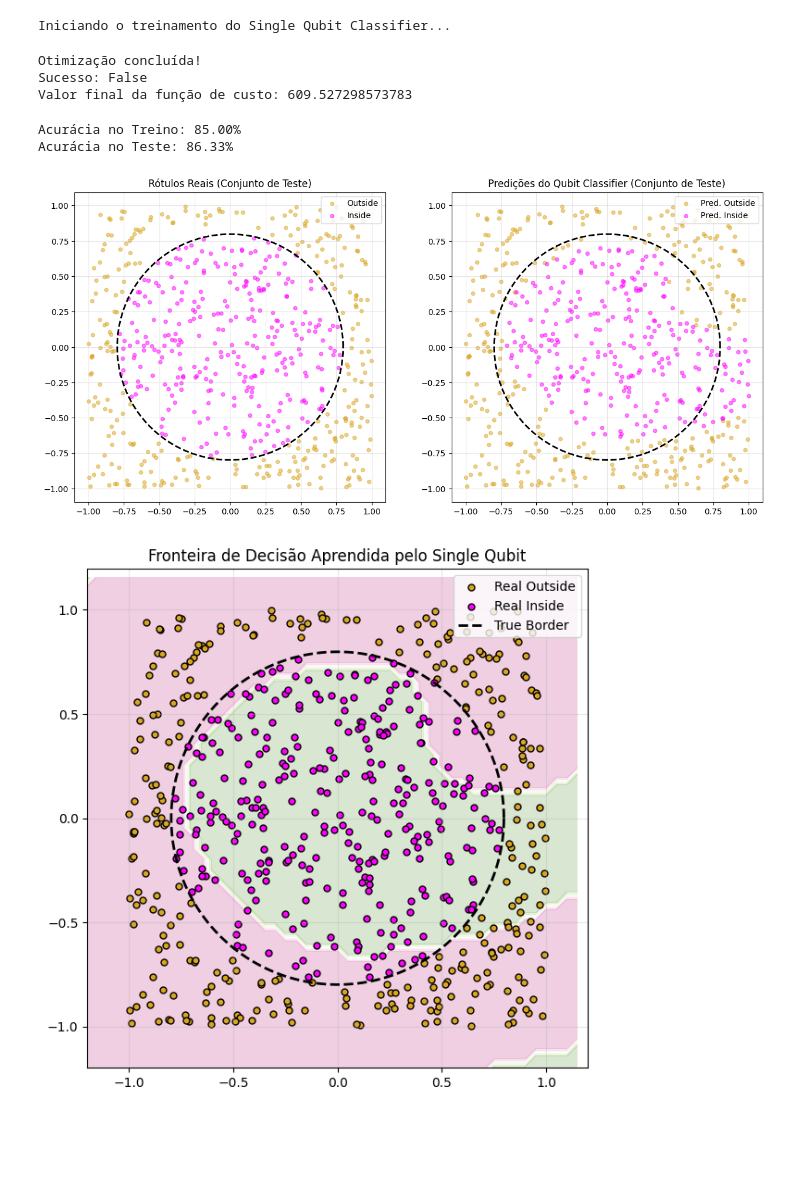
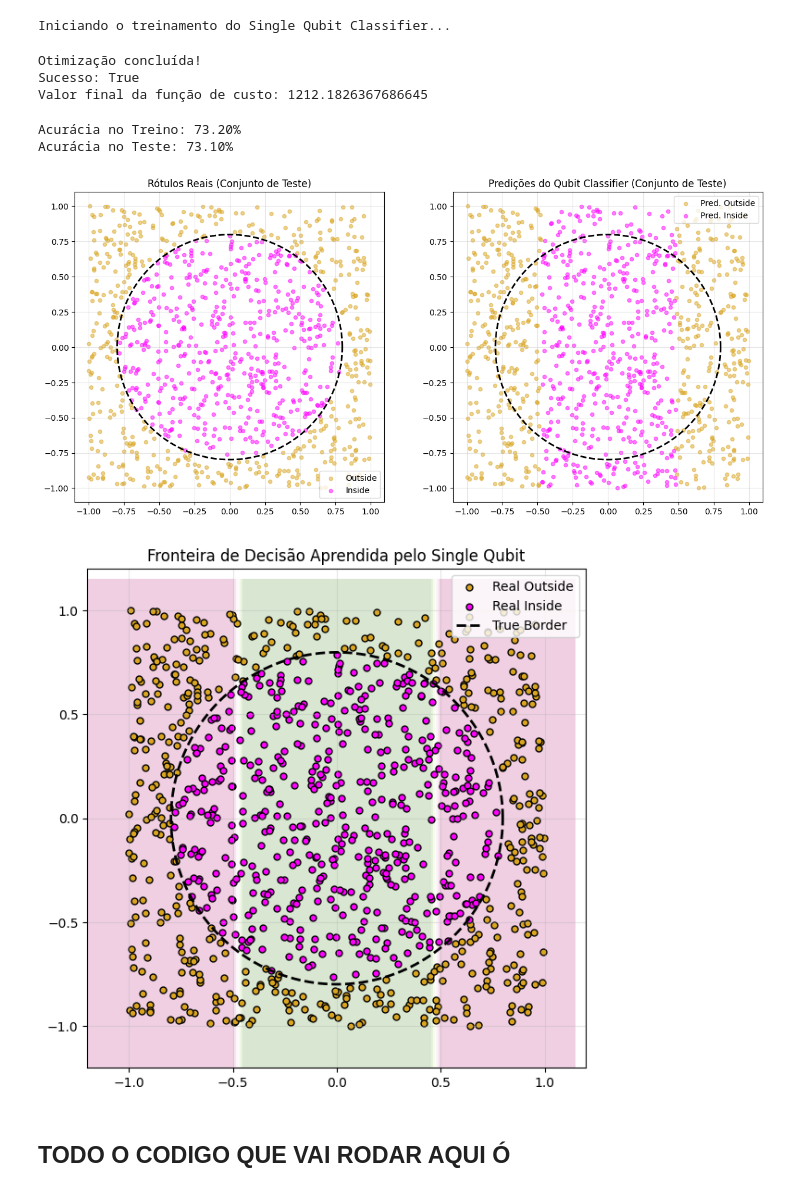
Before and after one commit to melissanespeque/data-reuploading-classifier, a Jupyter notebook: testqbit.ipynb, the cells around one changed output. Saved outputs shown, nothing was run; the diff lists cells and outputs as text; code cells hidden in the pictures; blank space fills up the shorter version.

```diff
--- a/testqbit.ipynb
+++ b/testqbit.ipynb
@@ -22,3 +22,6 @@ from datasets import circle, plot_circle
 [figure]
 # %%
 data, (centers, radii) = circle(samples=3000, random_seed=42)
+# %%
+for i in range(3):
+    print(f"Amostra {i}: {data[i][0]} → Label: {data[i][1]}")
@@ -25,6 +32,6 @@ data, (centers, radii) = circle(samples=3000, random_seed=42)
 # %%
 #Train/test split
-data, (centers, radii) = circle(samples=3000, random_seed=42)
+data, (centers, radii) = circle(samples=5000, random_seed=42)
 x = np.array([i[0] for i in data])
 y = np.array([i[1] for i in data])
 
@@ -58,7 +65,7 @@ from single_qubit import (single_qubit_params, pack_params, representatives,
                           single_cost_function, single_unpack_params, single_qubit_predict)
 # %%
 # 1. Configurações do Modelo Quântico
-n_layers = 6      # Número de camadas do circuito quântico (ansatz)
+n_layers = 1    # Número de camadas do circuito quântico (ansatz)
 n_classes = 2     # Classificação binária (dentro ou fora do círculo)
 qubits_lab = 1    # Estamos usando um único qubit
 # %%
@@ -81,8 +88,8 @@ Iniciando o treinamento do Single Qubit Classifier...
 result = minimize(
     fun=single_cost_function,
     x0=initial_params,
-    args=(X_train_padded, y_train, n_layers, n_classes, reprs),
-    method='COBYLA',  # Método baseado em regiões de confiança, excelente para otimização sem derivadas (Gradient-Free)
+    args=(x_train, y_train, n_layers, n_classes, reprs),
+    method='L-BFGS-B',  # Método baseado em regiões de confiança, excelente para otimização sem derivadas (Gradient-Free)
     options={'maxiter': 200}  # Limite de iterações para testar o comportamento
 )
 # %%
@@ -95,13 +102,13 @@ print(f"Sucesso: {result.success}")
 print(f"Valor final da função de custo: {result.fun}")
 # %% [output]
 Otimização concluída!
-Sucesso: False
-Valor final da função de custo: 609.527298573783
+Sucesso: True
+Valor final da função de custo: 1212.1826367686645
 # %%
 # 6. Avaliação do Modelo (Predição)
 # Usando os parâmetros otimizados para prever as classes no conjunto de teste
-y_pred_train = single_qubit_predict(X_train_padded, n_layers, n_classes, theta_opt, w_opt, reprs)
-y_pred_test = single_qubit_predict(X_test_padded, n_layers, n_classes, theta_opt, w_opt, reprs)
+y_pred_train = single_qubit_predict(x_train, n_layers, n_classes, theta_opt, w_opt, reprs)
+y_pred_test = single_qubit_predict(x_test, n_layers, n_classes, theta_opt, w_opt, reprs)
 
 # Calcular a acurácia
 acc_train = accuracy_score(y_train, y_pred_train)
@@ -110,8 +117,8 @@ acc_test = accuracy_score(y_test, y_pred_test)
 print(f"\nAcurácia no Treino: {acc_train * 100:.2f}%")
 print(f"Acurácia no Teste: {acc_test * 100:.2f}%")
 # %% [output]
-Acurácia no Treino: 85.00%
-Acurácia no Teste: 86.33%
+Acurácia no Treino: 73.20%
+Acurácia no Teste: 73.10%
 # %%
 #Abordagem 1: Plotar Comparativo (Lado a Lado)
 #eaproveitar quase toda a estrutura da sua função plot_circle. A principal diferença é que, em vez de passar as etiquetas reais (y),
@@ -156,7 +163,7 @@ y_pred_test = single_qubit_predict(X_test_padded, n_layers, n_classes, theta_opt
 # Plotando o resultado para o conjunto de teste
 plot_quantum_predictions(X_test_padded, y_test, y_pred_test, centers, radii, title_suffix="(Conjunto de Teste)")
 # %% [output]
-[figure, old version]
+[figure, new version]
 # %%
 #Abordagem 2: Plotar a Fronteira de Decisão (Decision Boundary)
 #Como o classificador quântico mapeia os dados clássicos para a Esfera de Bloch e tenta separá-los usando o equador, é fascinante ver como essa fronteira de decisão "quântica" se projeta de volta no plano bidimensional clássico.
@@ -178,32 +185,34 @@ def plot_quantum_decision_boundary(X_data, y_real, n_layers, n_classes, theta_op
     grid_points_padded = np.pad(grid_points, ((0, 0), (0, 1)), mode='constant', constant_values=0)
 
     # 3. Predizer a classe quântica para cada ponto da grade
     Z = single_qubit_predict(grid_points_padded, n_layers, n_classes, theta_opt, w_opt, reprs)
     Z = Z.reshape(xx.shape)
 
     # 4. Plotar a superfície de decisão encontrada pelo Qubit
     plt.figure(figsize=(7, 7))
     plt.contourf(xx, yy, Z, alpha=0.2, cmap='PiYG') # Pinta as regiões de decisão ao fundo
 
     # 5. Plotar os pontos reais de teste por cima para comparação
     plt.scatter(X_data[y_real == 0, 0], X_data[y_real == 0, 1], c='goldenrod', edgecolor='k', s=25, label='Real Outside')
     plt.scatter(X_data[y_real == 1, 0], X_data[y_real == 1, 1], c='fuchsia', edgecolor='k', s=25, label='Real Inside')
 
     # Desenhar a borda analítica teórica do círculo clássico
     center = centers[0]
     radius = radii[0]
     theta_vals = np.linspace(0, 2*np.pi, 200)
     plt.plot(center[0] + radius * np.cos(theta_vals), center[1] + radius * np.sin(theta_vals), 'k--', linewidth=2, label='True Border')
 
     plt.title("Fronteira de Decisão Aprendida pelo Single Qubit")
     plt.xlim(x_min, x_max)
     plt.ylim(y_min, y_max)
     plt.gca().set_aspect('equal')
     plt.legend()
     plt.grid(alpha=0.3)
     plt.show()
 
 # --- COMO CHAMAR ---
-plot_quantum_decision_boundary(X_test_padded, y_test, n_layers, n_classes, theta_opt, w_opt, reprs, centers, radii)
+plot_quantum_decision_boundary(x_test, y_test, n_layers, n_classes, theta_opt, w_opt, reprs, centers, radii)
 # %% [output]
-[figure, old version]
+[figure, new version]
+# %% [markdown]
+## TODO O CODIGO QUE VAI RODAR AQUI Ó
```
Also changed, not shown: parts of 3 cells of this notebook, 1 other file.
